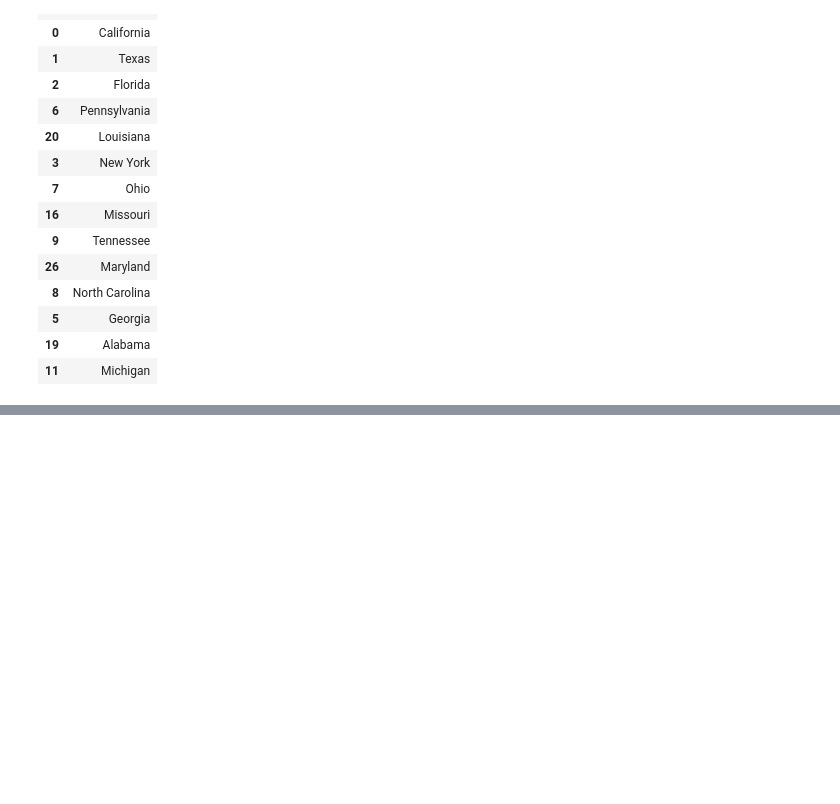
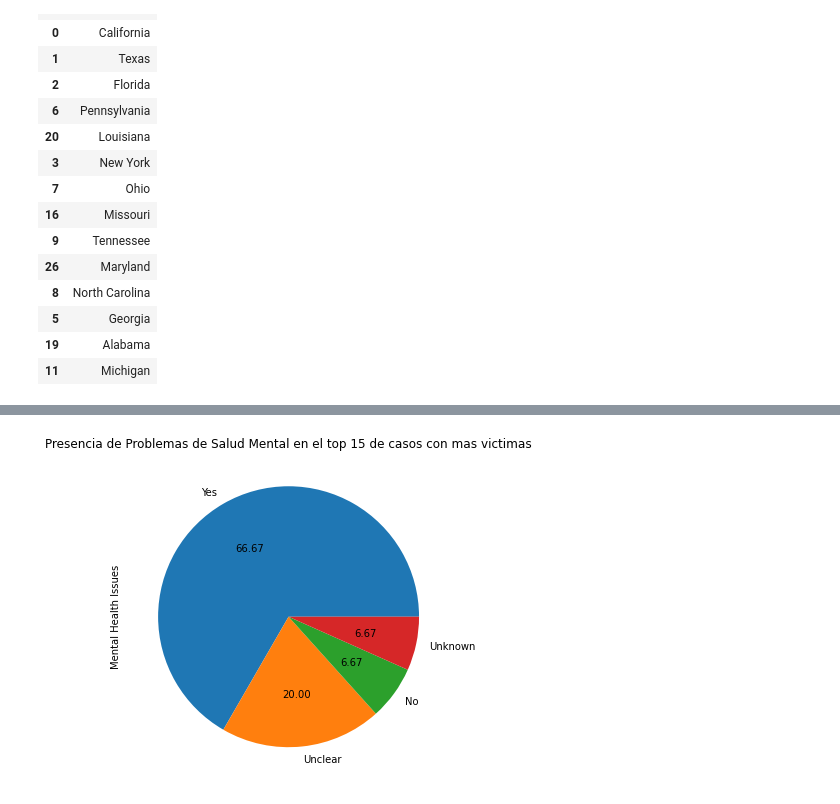
Before and after one commit to panxolopez/proyecto_mineria, a Jupyter notebook: proyecto_data1621.ipynb, the cells around one changed output, grey strips where cells are left out. Drawn from its saved outputs; the diff is of its cells as text; code cells hidden in the pictures; blank space fills up the shorter version.

Commit message:
salud mental

```diff
--- a/proyecto_data1621.ipynb
+++ b/proyecto_data1621.ipynb
@@ -631,3 +631,7 @@ top_15_tiroteos
 # %% [markdown]
 Del top 15 de los estados de usa con mayor cantidad de tiroteos, tenemos 14 que pertenecen al lado "ESTE o EAST" de USA. En donde el estado que no pertenece al "ESTE" (California) es el estado con mayor poblacion, factor que habria influido en su cantidad de tiroteos.
 <img src="usa.jpeg">
+# %%
+#de la otra data
+df_shooting5=pd.read_csv('Mass_Shootings_Dataset_Ver5.csv', encoding= 'unicode_escape')
+df_shooting5
@@ -633,0 +652,19 @@ Del top 15 de los estados de usa con mayor cantidad de tiroteos, tenemos 14 que
+# %%
+df_shooting5.pop('Title')
+df_shooting5.pop('Date')
+df_shooting5.pop('S#')
+df_shooting5.pop('Incident Area')
+df_shooting5.pop('Open/Close Location')
+df_shooting5.pop('Target')
+df_shooting5.pop('Cause')
+df_shooting5.pop('Summary')
+df_shooting5.pop('Fatalities')
+df_shooting5.pop('Policeman Killed')
+df_shooting5.pop('Age')
+df_shooting5.pop('Employeed (Y/N)')
+df_shooting5.pop('Employed at')
+df_shooting5.pop('Race')
+df_shooting5.pop('Gender')
+df_shooting5.pop('Latitude')
+df_shooting5.pop('Longitude')
+df_shooting5.pop('Injured')
@@ -633,0 +700,3 @@ Del top 15 de los estados de usa con mayor cantidad de tiroteos, tenemos 14 que
+# %%
+df=df_shooting5.copy()
+df
@@ -633,0 +717,6 @@ Del top 15 de los estados de usa con mayor cantidad de tiroteos, tenemos 14 que
+# %%
+# Ordenamos los estados por cantidad de tiroteos
+top_victims=df.sort_values(by=['Total victims'], ascending=False).head(15)
+top_victims
+#Se puede observar que del top 15 de casos con mas victimas, un caso solamente es de una persona sin problemas de salud mental
+#4 casos son sin determinar y diez casos son de personas con salud mental.
@@ -633,0 +740,7 @@ Del top 15 de los estados de usa con mayor cantidad de tiroteos, tenemos 14 que
+# %%
+plot = top_victims['Mental Health Issues'].value_counts().plot(kind='pie', autopct='%.2f',
+                                            figsize=(6, 6),
+                                            title='Presencia de Problemas de Salud Mental en el top 15 de casos con mas victimas')
+#Se puede concluir que los tiroteos con mas victimas son en los que el atacante tiene problemas de salud mental
+# %% [output]
+[figure, added]
```
Also changed, not shown: parts of 15 cells of this notebook, 2 other files.
